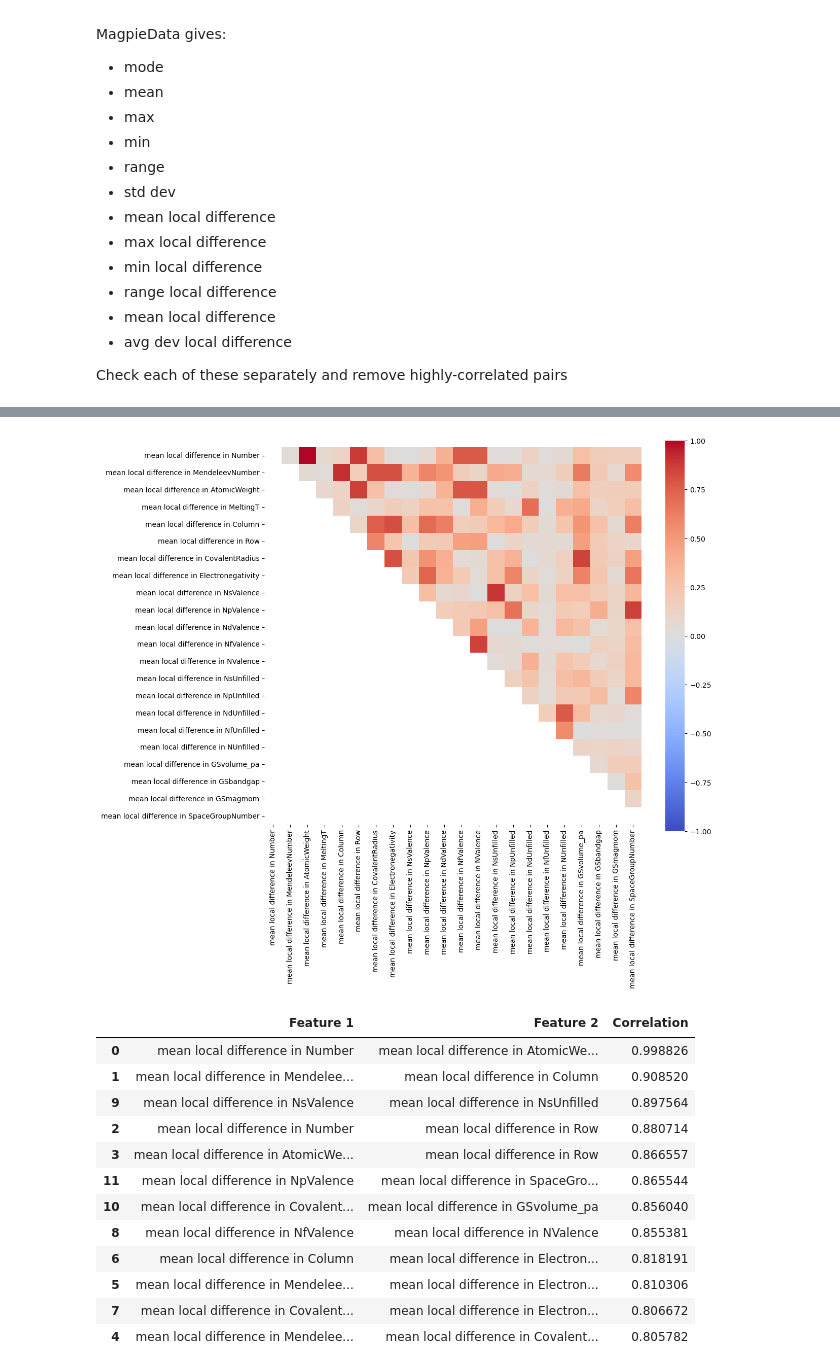
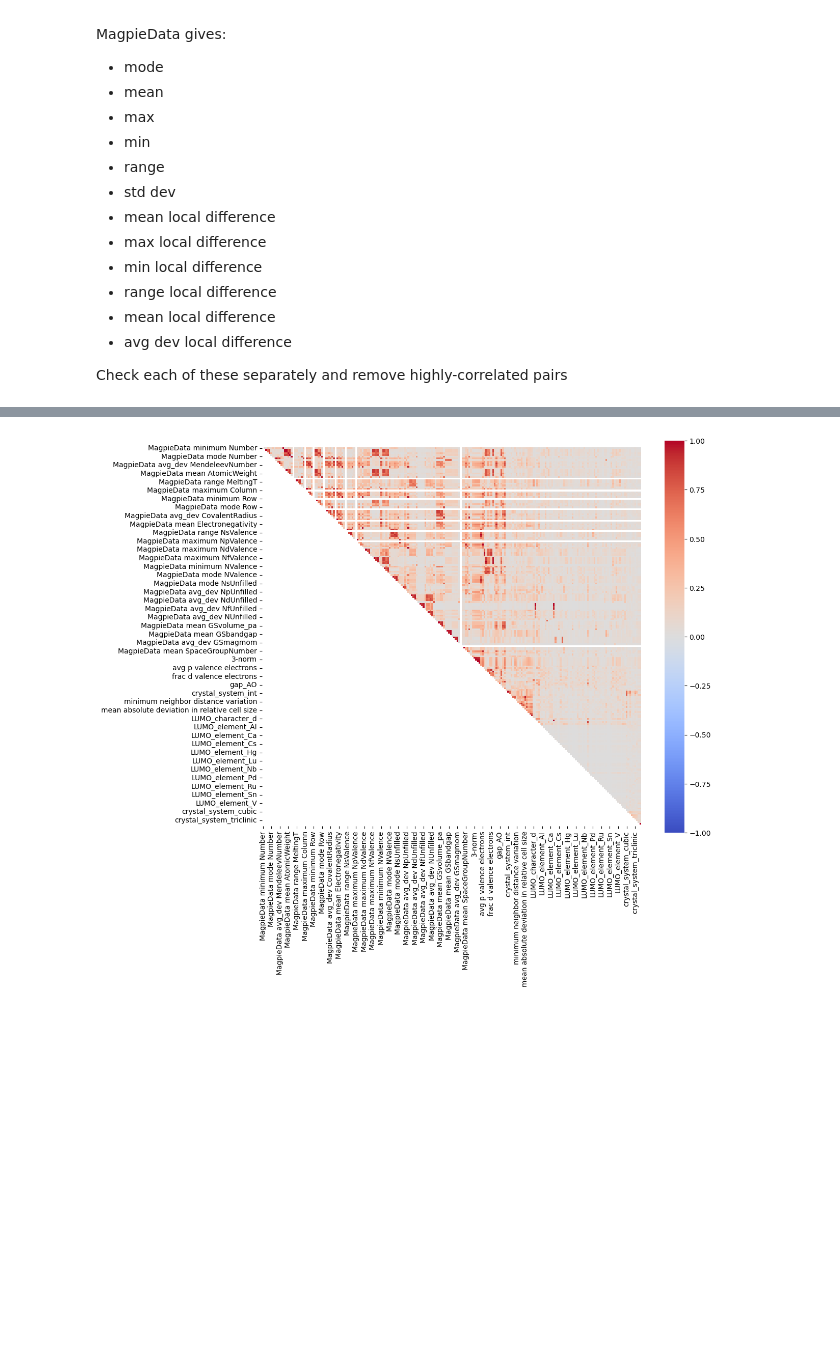
Before and after one commit to hlzh00/MSE1065-OCP-Project, a Jupyter notebook: 2_clean_data.ipynb, the cells around one changed output, grey strips where cells are left out. Drawn from its saved outputs; the diff is of its cells as text; code cells hidden in the pictures; blank space fills up the shorter version.

```diff
--- a/2_clean_data.ipynb
+++ b/2_clean_data.ipynb
@@ -156,20 +169,7 @@ get_corr_mat(encoded_train_h_X[[c for c in encoded_train_h_X.columns if "Number"
-# %%
-# encoded_train_h_X = encoded_train_h_X.drop(
-#     columns=[c for c in encoded_train_h_X.columns if "MagpieData maximum" in c or "MagpieData minimum" in c]).reset_index(drop=True)
-
-get_corr_mat(encoded_train_h_X[[c for c in encoded_train_h_X.columns if "mean local difference" in c]], True, 0.8)
-# %% [output]
-[figure, removed]
-|  | Feature 1 | Feature 2 | Correlation |
-| 0 | mean local difference in Number | mean local difference in AtomicWe... | 0.998826 |
-| 1 | mean local difference in Mendelee... | mean local difference in Column | 0.908520 |
-| 9 | mean local difference in NsValence | mean local difference in NsUnfilled | 0.897564 |
-| 2 | mean local difference in Number | mean local difference in Row | 0.880714 |
-| 3 | mean local difference in AtomicWe... | mean local difference in Row | 0.866557 |
-| 11 | mean local difference in NpValence | mean local difference in SpaceGro... | 0.865544 |
-| 10 | mean local difference in Covalent... | mean local difference in GSvolume_pa | 0.856040 |
-| 8 | mean local difference in NfValence | mean local difference in NValence | 0.855381 |
-| 6 | mean local difference in Column | mean local difference in Electron... | 0.818191 |
-| 5 | mean local difference in Mendelee... | mean local difference in Electron... | 0.810306 |
-| 7 | mean local difference in Covalent... | mean local difference in Electron... | 0.806672 |
-| 4 | mean local difference in Mendelee... | mean local difference in Covalent... | 0.805782 |
+# %%
+# drop all local difference features
+encoded_train_h_X = encoded_train_h_X.drop(columns=[c for c in encoded_train_h_X.columns if "local difference" in c]).reset_index(drop=True)
+# %%
+get_corr_mat(encoded_train_h_X)
+# %% [output]
+[figure, added]
```
Also changed, not shown: parts of 12 cells of this notebook, 3 other files.
